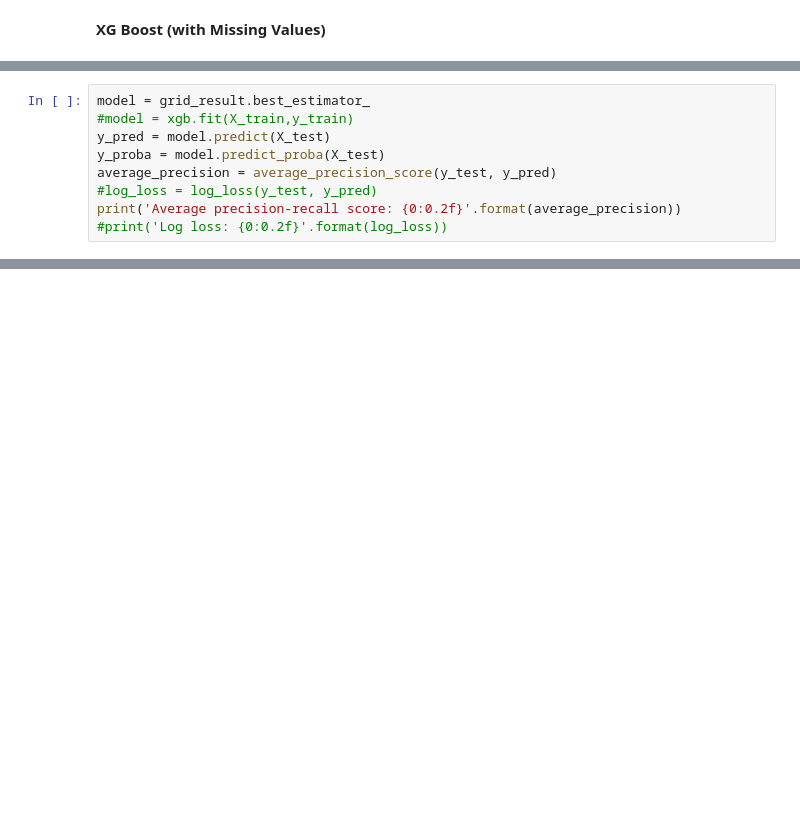
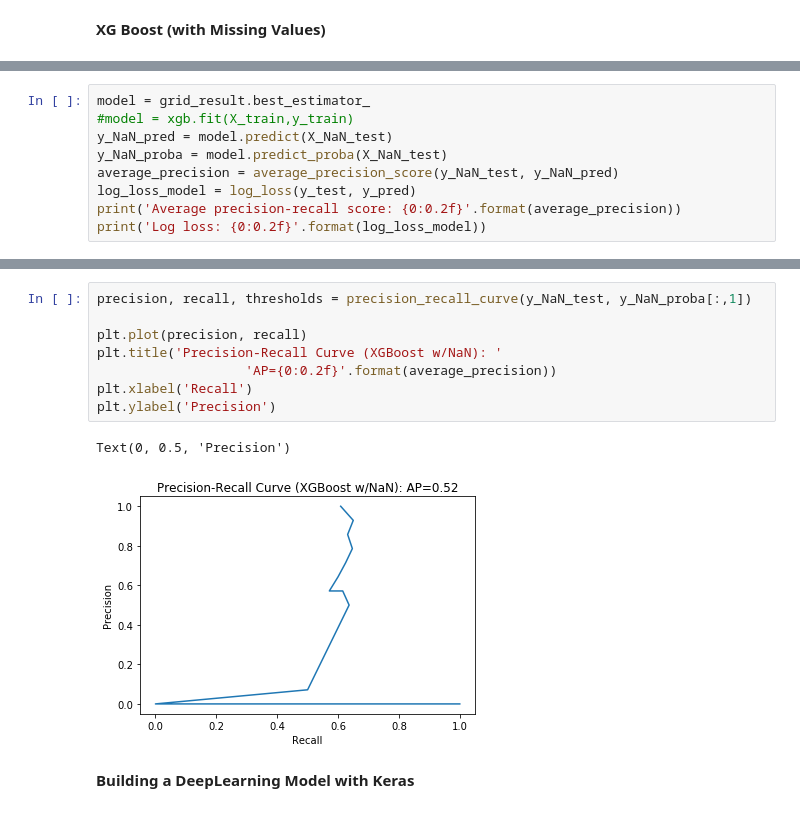
Before and after one commit to s-weisenberg/Data-Science-Projects, a Jupyter notebook: Capstone_Project_1/Capstone1_Machine_Learning.ipynb, the cells around one changed output, grey strips where cells are left out. Drawn from its saved outputs; the diff is of its cells as text; blank space fills up the shorter version.

```diff
--- a/Capstone_Project_1/Capstone1_Machine_Learning.ipynb
+++ b/Capstone_Project_1/Capstone1_Machine_Learning.ipynb
@@ -515,10 +516,10 @@ Best Params:  {'learning_rate': 0.01, 'max_depth': 2, 'n_estimators': 60}
 # %%
 model = grid_result.best_estimator_
 #model = xgb.fit(X_train,y_train)
-y_pred = model.predict(X_test)
-y_proba = model.predict_proba(X_test)
-average_precision = average_precision_score(y_test, y_pred)
-#log_loss = log_loss(y_test, y_pred)
+y_NaN_pred = model.predict(X_NaN_test)
+y_NaN_proba = model.predict_proba(X_NaN_test)
+average_precision = average_precision_score(y_NaN_test, y_NaN_pred)
+log_loss_model = log_loss(y_test, y_pred)
 print('Average precision-recall score: {0:0.2f}'.format(average_precision))
-#print('Log loss: {0:0.2f}'.format(log_loss))
+print('Log loss: {0:0.2f}'.format(log_loss_model))
 # %% [output]
@@ -525,0 +542,13 @@ Average precision-recall score: 0.61
+# %%
+precision, recall, thresholds = precision_recall_curve(y_NaN_test, y_NaN_proba[:,1])
+
+plt.plot(precision, recall)
+plt.title('Precision-Recall Curve (XGBoost w/NaN): '
+                   'AP={0:0.2f}'.format(average_precision))
+plt.xlabel('Recall')
+plt.ylabel('Precision')
+# %% [output]
+Text(0, 0.5, 'Precision')
+[figure, added]
+# %% [markdown]
+__Building a DeepLearning Model with Keras__
```
Also changed, not shown: parts of 32 cells of this notebook.
